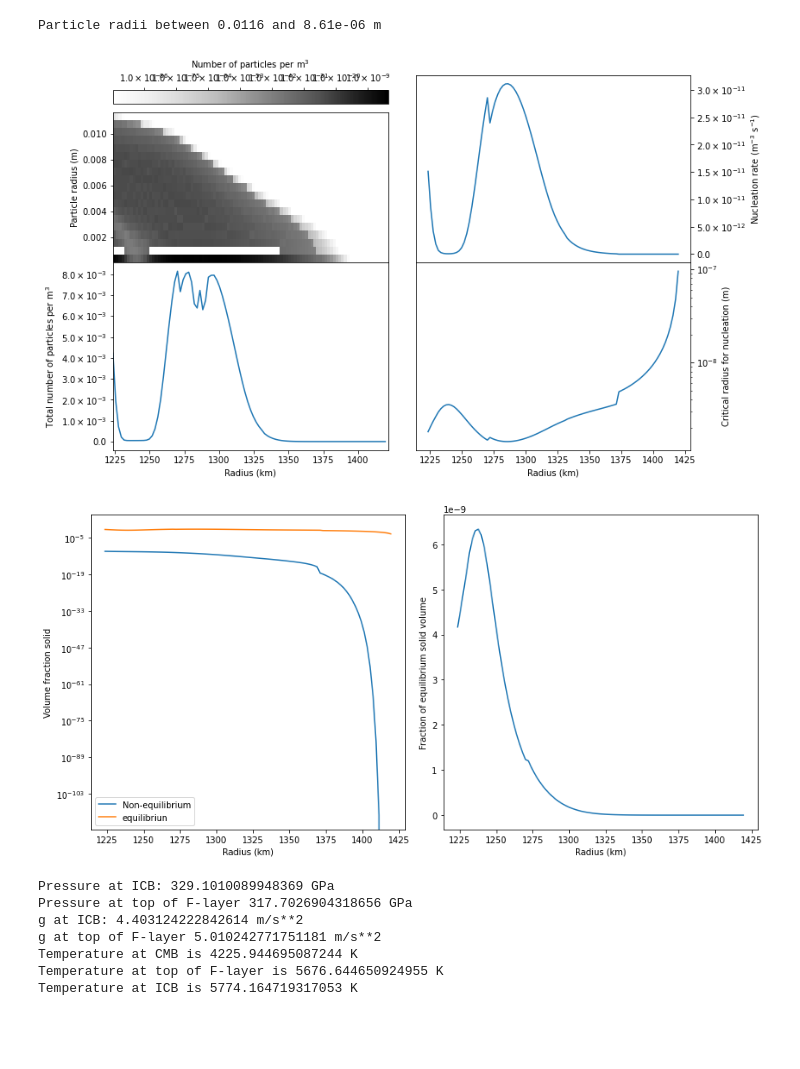
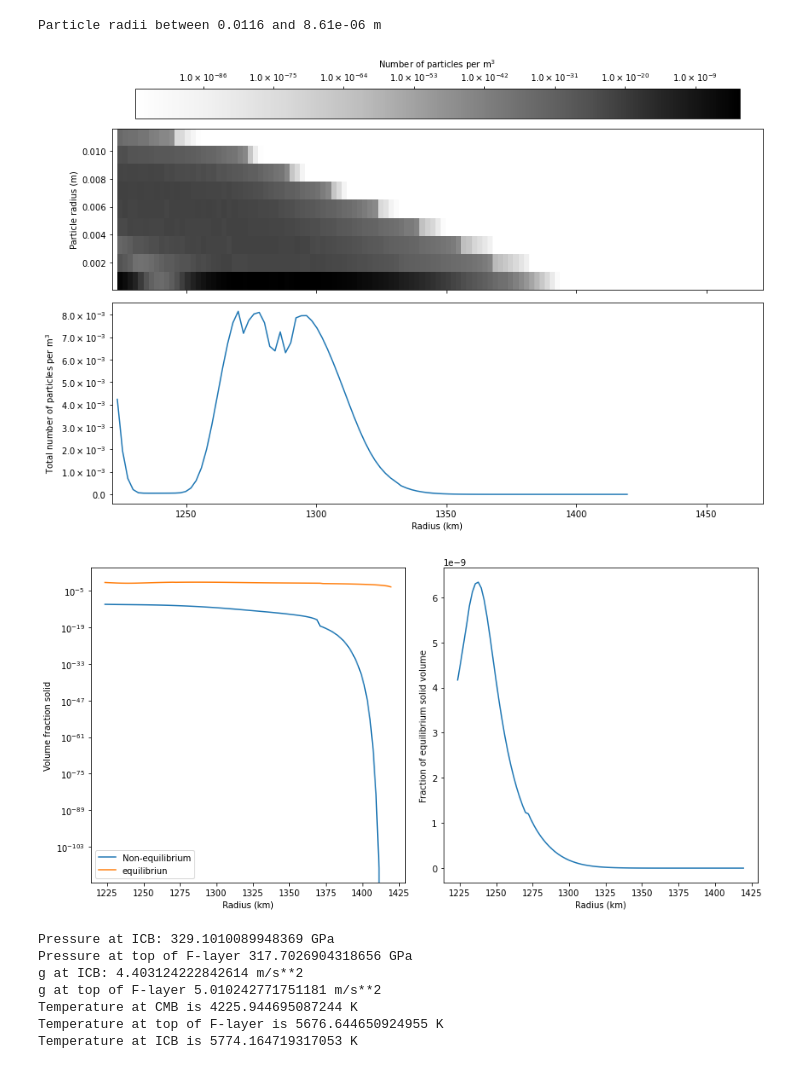
Before and after one commit to andreww/slurry, a Jupyter notebook: results_plotting.ipynb, the cells around one changed output. Drawn from its saved outputs; the diff is of its cells as text; code cells hidden in the pictures; blank space fills up the shorter version.

Commit message:
Figure update

```diff
--- a/results_plotting.ipynb
+++ b/results_plotting.ipynb
@@ -15,14 +15,14 @@ import earth_model
 # %%
 #data = bulk_case_runner.load_case_data('self_consistent.pickle')
 #data = bulk_case_runner.load_case_data('optimised.pickle')
 #data = bulk_case_runner.load_case_data('optimised_lowt.pickle')
 data = bulk_case_runner.load_case_data('optimised_100_knots.pickle')
 
-bulk_case_runner.plot_case_csd_nuc(logscale=True, nonuc=False, **data)
+bulk_case_runner.plot_case_csd_nuc(logscale=True, nonuc=True, **data)
 bulk_case_runner.plot_case_solid_frac(**data)
 # %% [output]
 Particle radii between 0.0116 and 8.61e-06 m
-[figure, old version]
+[figure, new version]
 [figure]
 # %%
 # This is where we set all the F-layer parameters. Quite slow (due to liquidus calc I think)
```
Also changed, not shown: parts of 1 cell of this notebook.
